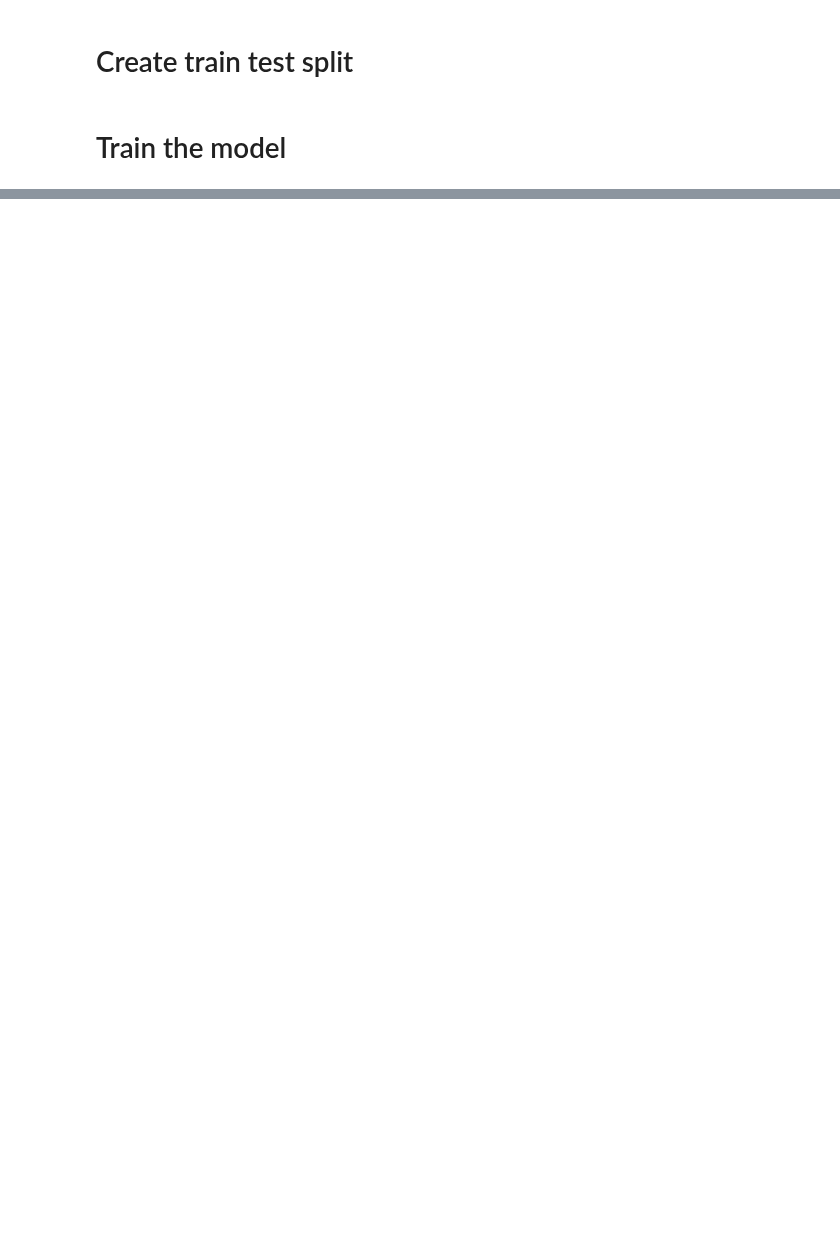
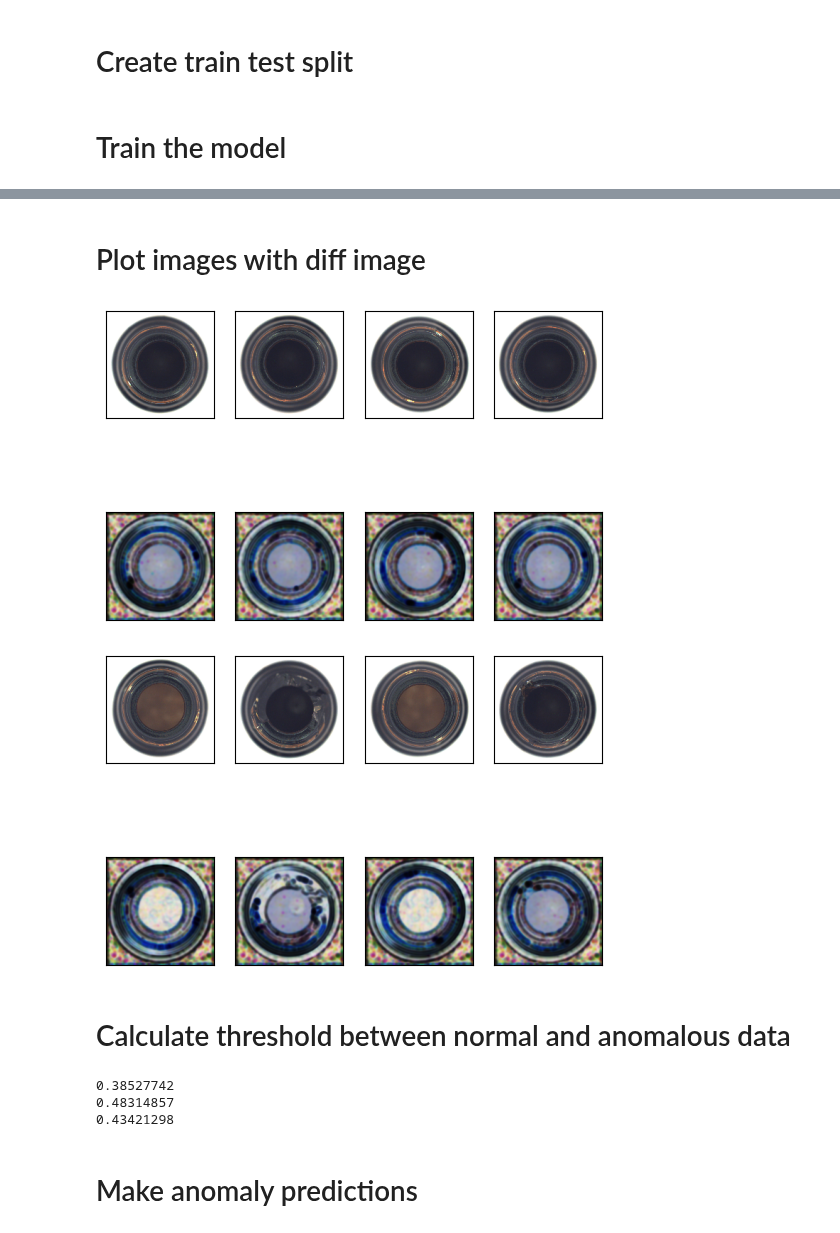
Before and after one commit to MikaParssinen/Applied-Machine-Learning, a Jupyter notebook: Project/Code/Autoencoder.ipynb, the cells around one changed output, grey strips where cells are left out. Drawn from its saved outputs; the diff is of its cells as text; code cells hidden in the pictures; blank space fills up the shorter version.

```diff
--- a/Project/Code/Autoencoder.ipynb
+++ b/Project/Code/Autoencoder.ipynb
@@ -91,0 +103,41 @@ visualization.display_before_after(test, predictions)
+# %%
+win_size = 9
+gaussian_weights = True
+
+normal_scores, normal_diffs = autoencoder.get_scores_and_diffs(
+    test,
+    normal_predictions,
+    win_size=win_size,
+    gaussian_weights=gaussian_weights,
+)
+
+anomaly_scores, anomaly_diffs = autoencoder.get_scores_and_diffs(
+    anomaly_images,
+    anomaly_predictions,
+    win_size=win_size,
+    gaussian_weights=gaussian_weights,
+)
+# %% [markdown]
+# Plot images with diff image
+# %%
+visualization.display_before_after(test, normal_diffs)
+visualization.display_before_after(anomaly_images, anomaly_diffs)
+# %% [output]
+[figure, added]
+[figure, added]
+# %% [markdown]
+# Calculate threshold between normal and anomalous data
+# %%
+min_normal = min(normal_scores)
+max_anomaly = max(anomaly_scores)
+threshold = (min_normal + max_anomaly) / 2
+
+print(min_normal)
+print(max_anomaly)
+print(threshold)
+# %% [output]
+0.38527742
+0.48314857
+0.43421298
+# %% [markdown]
+# Make anomaly predictions
```
Also changed, not shown: parts of 13 cells of this notebook, 2 other files.
